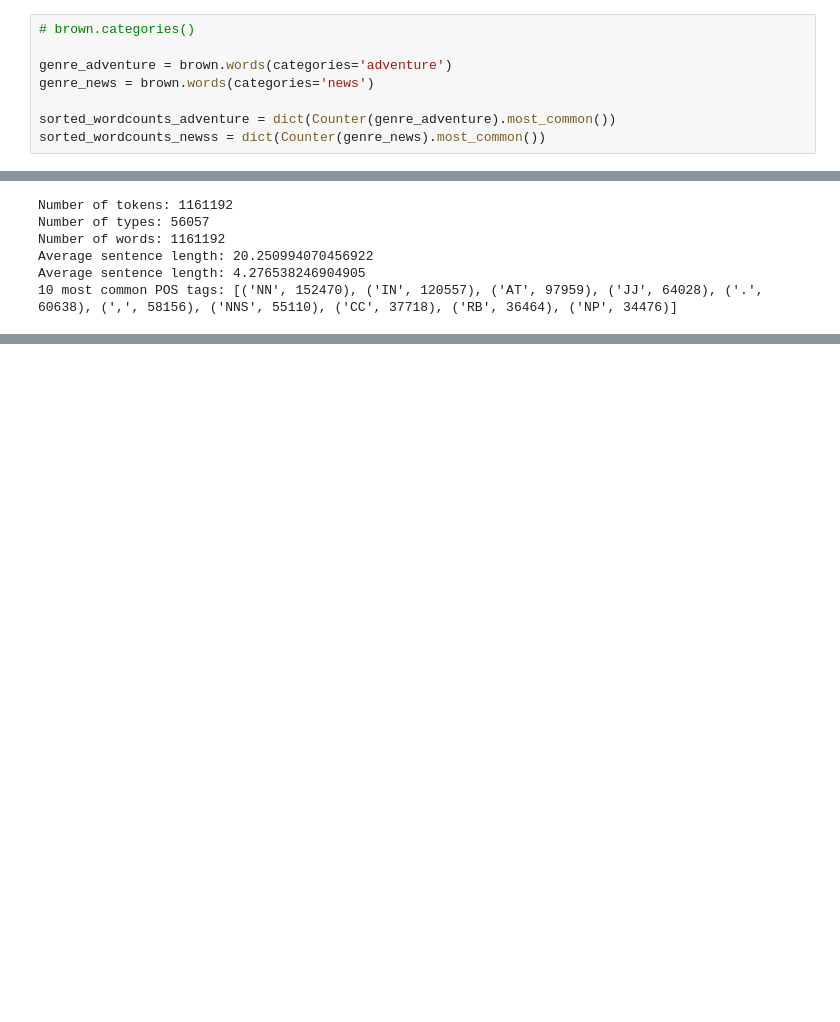
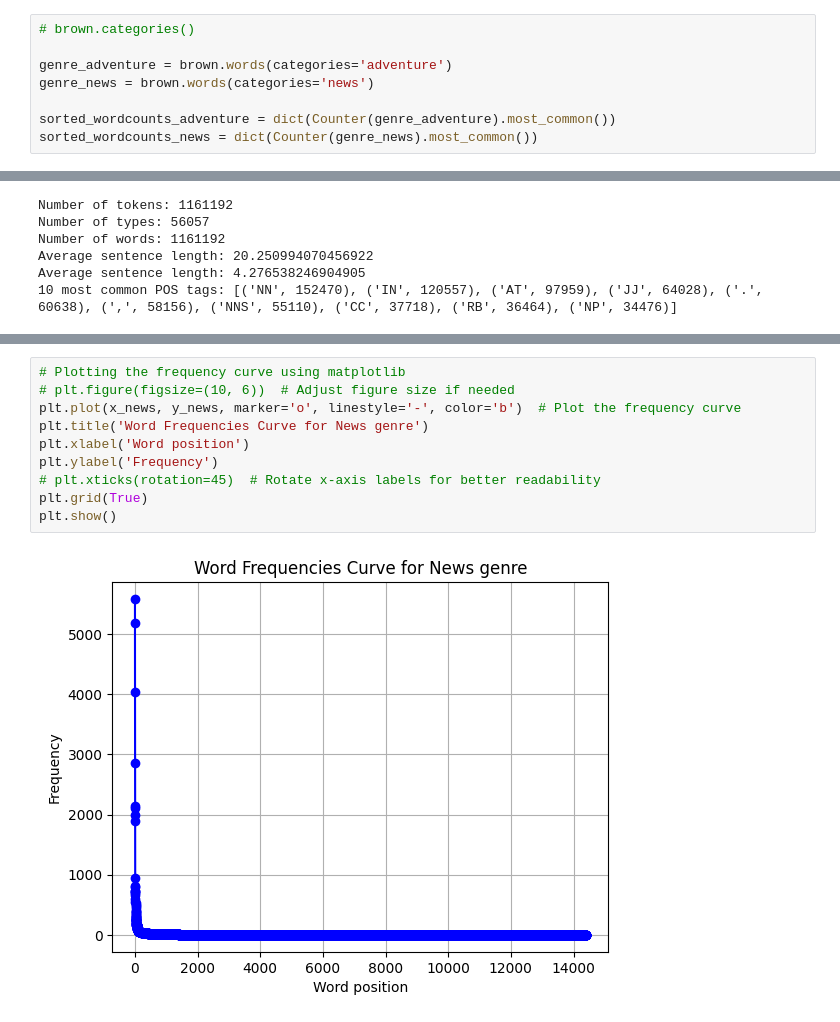
Before and after one commit to WouterBakker/NLP, a Jupyter notebook: Assignment_2/problem0.ipynb, the cells around one changed output, grey strips where cells are left out. Cells and saved outputs as stored; diff of their text form; blank space fills up the shorter version.

```diff
--- a/Assignment_2/problem0.ipynb
+++ b/Assignment_2/problem0.ipynb
@@ -17,7 +17,7 @@ genre_adventure = brown.words(categories='adventure')
 genre_news = brown.words(categories='news')
 
 sorted_wordcounts_adventure = dict(Counter(genre_adventure).most_common())
-sorted_wordcounts_newss = dict(Counter(genre_news).most_common())
+sorted_wordcounts_news = dict(Counter(genre_news).most_common())
 # %% [markdown]
 Before moving on, extract the following information (should be visible in your code and output files): number of tokens; number of types; number of words; average number of words per sentence; average word length. You should also run a default part-of-speech tagger on the dataset and identify the ten most frequent POS tags.
 # %%
@@ -57,0 +96,12 @@ Average sentence length: 4.276538246904905
+# %%
+# Plotting the frequency curve using matplotlib
+# plt.figure(figsize=(10, 6))  # Adjust figure size if needed
+plt.plot(x_news, y_news, marker='o', linestyle='-', color='b')  # Plot the frequency curve
+plt.title('Word Frequencies Curve for News genre')
+plt.xlabel('Word position')
+plt.ylabel('Frequency')
+# plt.xticks(rotation=45)  # Rotate x-axis labels for better readability
+plt.grid(True)
+plt.show()
+# %% [output]
+[figure, added]
```
Also changed, not shown: parts of 4 cells of this notebook.
